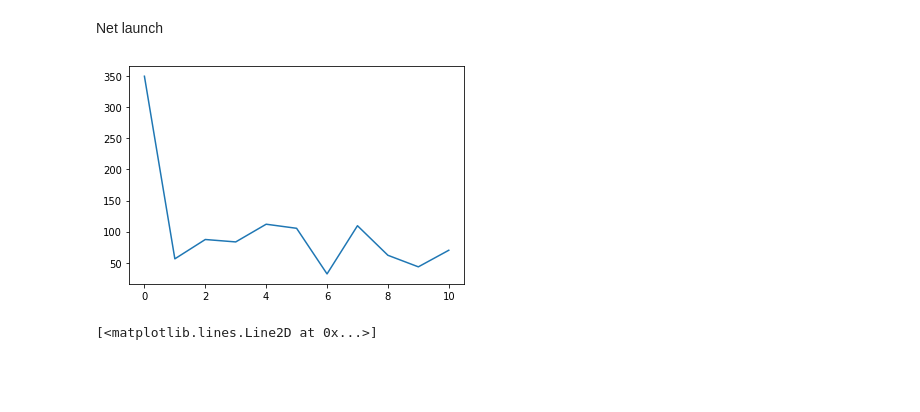
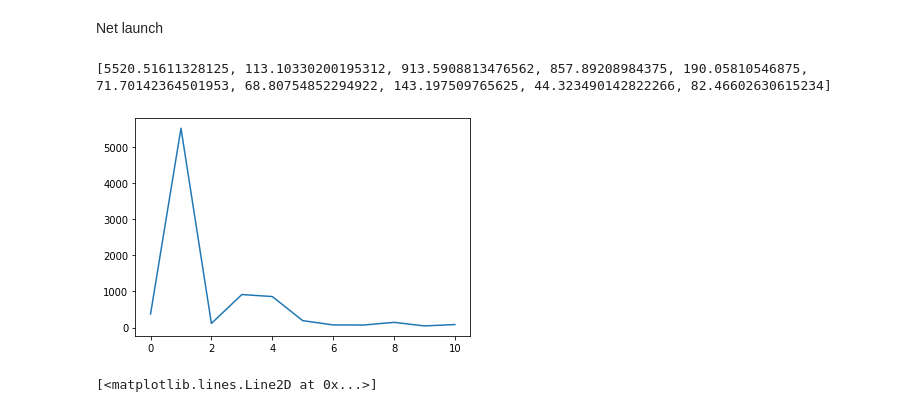
Before and after one commit to limon8884/delivery-RL, a Jupyter notebook: notebook.ipynb, the cells around one changed output. Saved outputs shown, nothing was run; the diff lists cells and outputs as text; code cells hidden in the pictures; blank space fills up the shorter version.

```diff
--- a/notebook.ipynb
+++ b/notebook.ipynb
@@ -157,35 +157,38 @@ def get_loss(net, scorer, triples):
 # %%
 batch_size = 2
 n_epochs = 10 + 1
 bounds = (Point(0, 0), Point(10, 10))
 
 net = ScoringNet(
     n_layers=4,
     d_model=256,
     n_head=4,
     dim_ff=256,
     pos_enc_dim=64,
 )
 scorer = ETAScoring()
-optimizer = torch.optim.SGD(net.parameters(), lr=0.001, momentum=0.9)
+# optimizer = torch.optim.SGD(net.parameters(), lr=0.001, momentum=0.9)
+optimizer = torch.optim.Adam(net.parameters(), lr=0.001)
 
 losses = []
 
 for epoch in range(n_epochs):
     triples = [random_triple(bounds) for _ in range(batch_size)]
 
     optimizer.zero_grad()
     loss = get_loss(net, scorer, triples)
     loss.backward()
     optimizer.step()
 
     losses.append(loss.item())
     if epoch % 1 == 0:
         clear_output()
+        print(losses[-10:])
         plt.plot(losses)
         plt.show()
 # %% [output]
+[5520.51611328125, 113.10330200195312, 913.5908813476562, 857.89208984375, 190.05810546875, 71.70142364501953, 68.80754852294922, 143.197509765625, 44.323490142822266, 82.46602630615234]
-[figure, old version]
+[figure, new version]
 # %%
 plt.plot(losses[10:])
 # %% [output]
```
Also changed, not shown: parts of 2 cells of this notebook, 2 other files.
